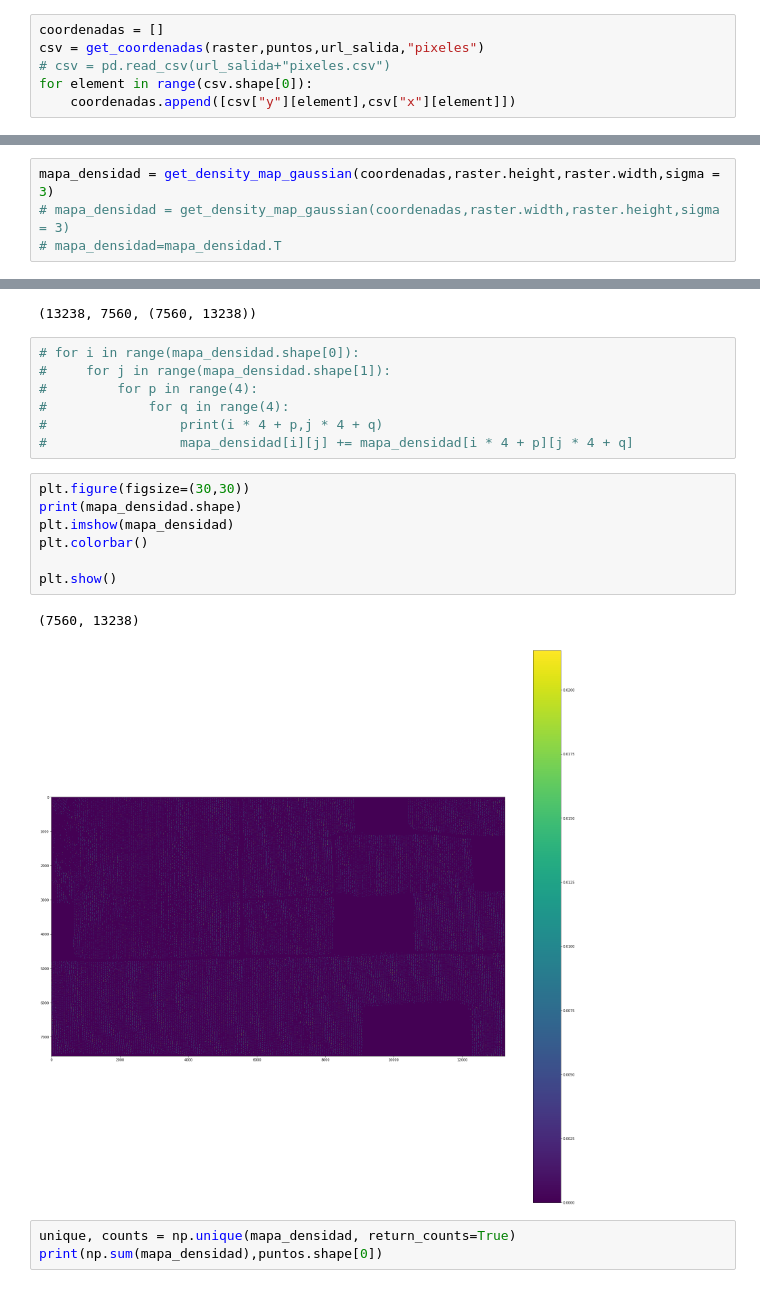
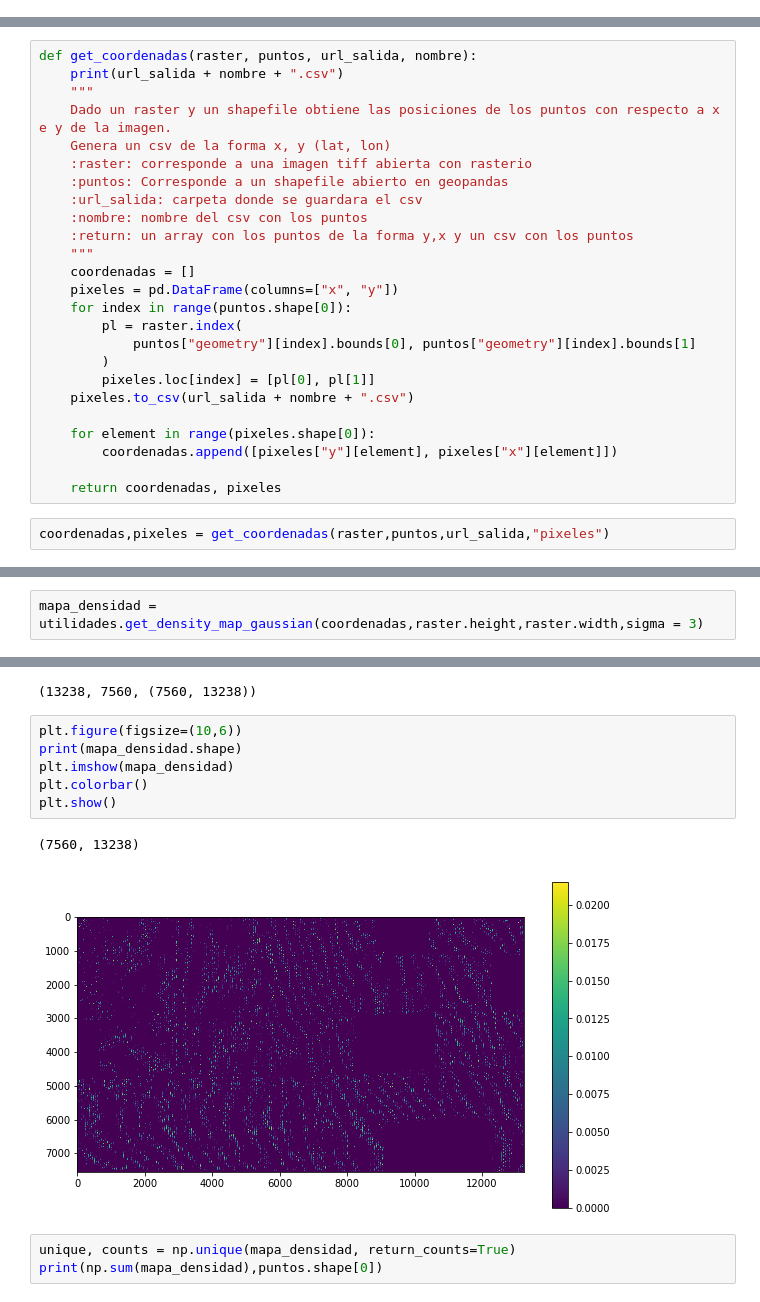
Before and after one commit to dirodriguezm/AraucoNursery, a Jupyter notebook: corte_ventanas_h5.ipynb, the cells around one changed output, grey strips where cells are left out. Drawn from its saved outputs; the diff is of its cells as text.

```diff
--- a/corte_ventanas_h5.ipynb
+++ b/corte_ventanas_h5.ipynb
@@ -160,6 +78,0 @@ puntos.plot()
-# %%
-coordenadas = []
-csv = get_coordenadas(raster,puntos,url_salida,"pixeles")
-# csv = pd.read_csv(url_salida+"pixeles.csv")
-for element in range(csv.shape[0]):
-    coordenadas.append([csv["y"][element],csv["x"][element]])
@@ -167,0 +83,27 @@ for element in range(csv.shape[0]):
+# %%
+def get_coordenadas(raster, puntos, url_salida, nombre):
+    print(url_salida + nombre + ".csv")
+    """
+    Dado un raster y un shapefile obtiene las posiciones de los puntos con respecto a x e y de la imagen.
+    Genera un csv de la forma x, y (lat, lon)
+    :raster: corresponde a una imagen tiff abierta con rasterio
+    :puntos: Corresponde a un shapefile abierto en geopandas
+    :url_salida: carpeta donde se guardara el csv
+    :nombre: nombre del csv con los puntos
+    :return: un array con los puntos de la forma y,x y un csv con los puntos
+    """
+    coordenadas = []
+    pixeles = pd.DataFrame(columns=["x", "y"])
+    for index in range(puntos.shape[0]):
+        pl = raster.index(
+            puntos["geometry"][index].bounds[0], puntos["geometry"][index].bounds[1]
+        )
+        pixeles.loc[index] = [pl[0], pl[1]]
+    pixeles.to_csv(url_salida + nombre + ".csv")
+
+    for element in range(pixeles.shape[0]):
+        coordenadas.append([pixeles["y"][element], pixeles["x"][element]])
+
+    return coordenadas, pixeles
+# %%
+coordenadas,pixeles = get_coordenadas(raster,puntos,url_salida,"pixeles")
@@ -168,4 +112,2 @@ for element in range(csv.shape[0]):
 # %%
-mapa_densidad = get_density_map_gaussian(coordenadas,raster.height,raster.width,sigma = 3)
-# mapa_densidad = get_density_map_gaussian(coordenadas,raster.width,raster.height,sigma = 3)
-# mapa_densidad=mapa_densidad.T
+mapa_densidad = utilidades.get_density_map_gaussian(coordenadas,raster.height,raster.width,sigma = 3)
@@ -176,23 +118,15 @@ mapa_densidad.tofile(url_salida+"/mapa_densidad.txt")
 raster.width,raster.height,mapa_densidad.shape
 # %% [output]
 (13238, 7560, (7560, 13238))
-# %%
-# for i in range(mapa_densidad.shape[0]):
-#     for j in range(mapa_densidad.shape[1]):
-#         for p in range(4):
-#             for q in range(4):
-#                 print(i * 4 + p,j * 4 + q)
-#                 mapa_densidad[i][j] += mapa_densidad[i * 4 + p][j * 4 + q]
 # %%
-plt.figure(figsize=(30,30))
+plt.figure(figsize=(10,6))
 print(mapa_densidad.shape)
 plt.imshow(mapa_densidad)
 plt.colorbar()
-
 plt.show()
 # %% [output]
 (7560, 13238)
-[figure, old version]
+[figure, new version]
 # %%
 unique, counts = np.unique(mapa_densidad, return_counts=True)
 print(np.sum(mapa_densidad),puntos.shape[0])
```
Also changed, not shown: parts of 27 cells of this notebook, 6 other files.
